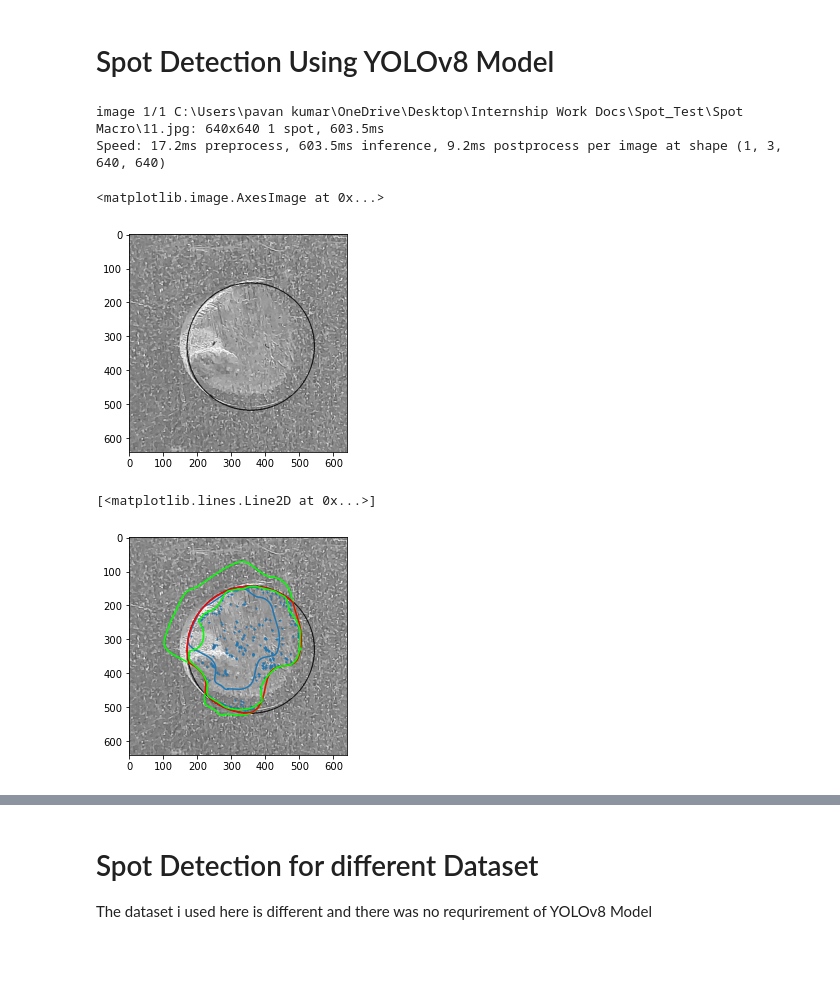
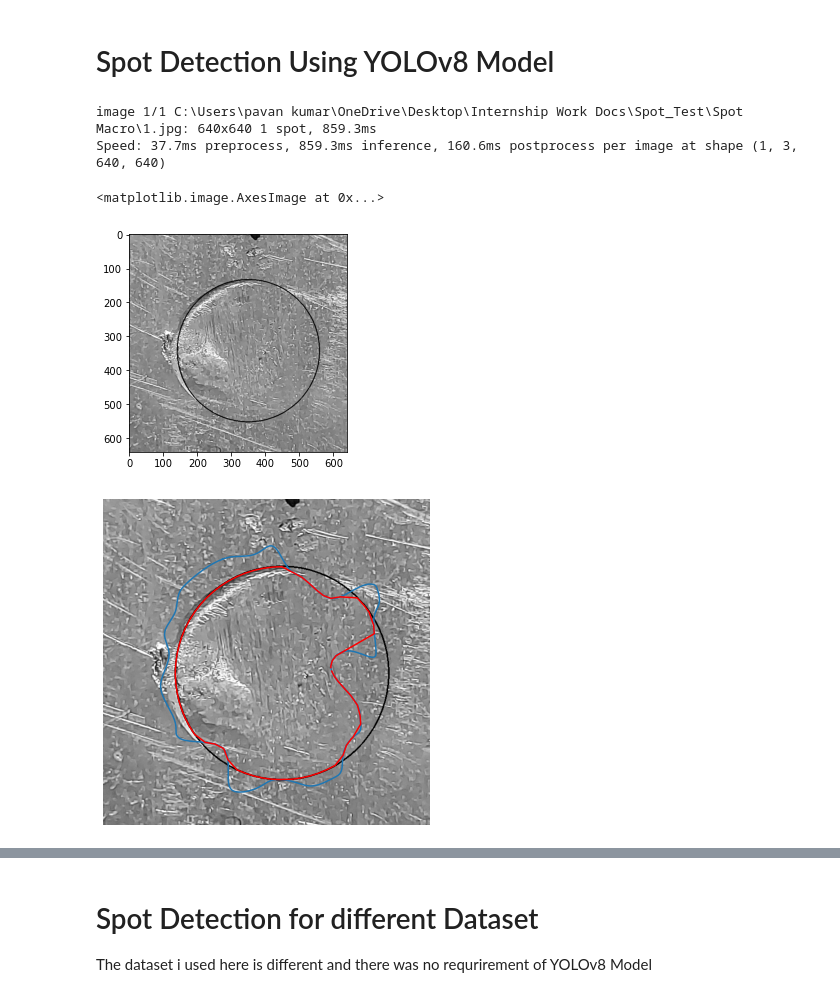
Before and after one commit to Protagonist-8/SpotProject, a Jupyter notebook: structured_spot_test.ipynb, the cells around one changed output, grey strips where cells are left out. Cells and saved outputs as stored; diff of their text form; code cells hidden in the pictures; blank space fills up the shorter version.

```diff
--- a/structured_spot_test.ipynb
+++ b/structured_spot_test.ipynb
@@ -467,3 +467,16 @@ def merge_using_skimage_line(trim_points, circle_center, radius, image_shape, re
             merged_points.append([x_end, y_end])  # use circle point
 
     return np.array(merged_points)
+# %%
+def pre_process(gray_img):
+    '''
+    Takes input as a gray image, applies required pre processing and gives the processed image
+    '''
+    copy = cv2.equalizeHist(gray_img)
+    sobel_x = cv2.Sobel(copy, cv2.CV_64F, 1, 0, ksize=3)
+    sobel_y = cv2.Sobel(copy, cv2.CV_64F, 0, 1, ksize=3)
+    sobel = cv2.magnitude(sobel_x, sobel_y)
+    sobel= cv2.convertScaleAbs(sobel)
+    copy = cv2.GaussianBlur(sobel, (5, 5), 0)
+
+    return copy
@@ -474,7 +558,7 @@ def merge_using_skimage_line(trim_points, circle_center, radius, image_shape, re
 model = YOLO('best.pt')
 
 # Load the image in any size
-img_no=11
+img_no=1
 img_path=rf"C:\Users\pavan kumar\OneDrive\Desktop\Internship Work Docs\Spot_Test\Spot Macro\{img_no}.jpg"
 img = cv2.imread(img_path)
 img = cv2.cvtColor(img, cv2.COLOR_BGR2RGB)
@@ -497,8 +581,10 @@ cropped_img = img[y1_p:y2_p, x1_p:x2_p]
 # pass the cropped_img to detect circle
 cx_resized,cy_resized,r_resized=detect_circle(cropped_img,350,450)
 # %% [output]
-image 1/1 C:\Users\pavan kumar\OneDrive\Desktop\Internship Work Docs\Spot_Test\Spot Macro\11.jpg: 640x640 1 spot, 603.5ms
-Speed: 17.2ms preprocess, 603.5ms inference, 9.2ms postprocess per image at shape (1, 3, 640, 640)
+image 1/1 C:\Users\pavan kumar\OneDrive\Desktop\Internship Work Docs\Spot_Test\Spot Macro\1.jpg: 640x640 1 spot, 859.3ms
+Speed: 37.7ms preprocess, 859.3ms inference, 160.6ms postprocess per image at shape (1, 3, 640, 640)
+# %%
+ r_resized=r_resized+20
 # %%
 resized_input=cv2.resize(cropped_img,(640,640))
 resized_gray=cv2.cvtColor(resized_input,cv2.COLOR_RGB2GRAY)
@@ -508,44 +594,41 @@ cv2.circle(circle_img,(cx_resized,cy_resized),r_resized,(0,0),2)
 plt.imshow(circle_img,cmap='gray')
 # %% [output]
 <matplotlib.image.AxesImage at 0x...>
-[figure, old version]
+[figure, new version]
 # %%
 # All the preprocessing required is done
 resized_input=cv2.resize(cropped_img,(640,640))
 resized_gray=cv2.cvtColor(resized_input,cv2.COLOR_RGB2GRAY)
-copy = cv2.equalizeHist(resized_gray)
-sobel_x = cv2.Sobel(copy, cv2.CV_64F, 1, 0, ksize=3)
-sobel_y = cv2.Sobel(copy, cv2.CV_64F, 0, 1, ksize=3)
-sobel = cv2.magnitude(sobel_x, sobel_y)
-sobel= cv2.convertScaleAbs(sobel)
-copy = cv2.GaussianBlur(sobel, (5, 5), 0)
+
+copy=pre_process(resized_gray)
+# copy=resized_gray
 
 #Necessary Function Calls
 profiles,angles= extract_radial_profiles(image=copy,cx=cx_resized,cy=cy_resized,radius=r_resized,angle_step=1)
 min_points=min_int_points(profiles=profiles,angles=angles,cx=cx_resized,cy=cy_resized)
-alpha_contour=get_smooth_alpha_shape(img=resized_gray,points=min_points,smooth=2.0)
+alpha_contour=get_smooth_alpha_shape_v2(img=resized_gray,points=min_points,smooth=2.0)
 # %%
-scaled_trial_2 = scale_polygon_points(alpha_contour, scale=1+(0.5))
+scaled_trial_2 = scale_polygon_points(alpha_contour, scale=1+(0.25))
 # scaled_trial_1 = scale_polygon_points(alpha_contour, scale=1-(0.25))
+plt.figure(figsize=(6,6))
+plt.axis('off')
 plt.imshow(circle_img,cmap='gray')
-plt.plot(alpha_contour[:,0],alpha_contour[:,1])
-# plt.plot(scaled_trial_1[:,0],scaled_trial_1[:,1],color='red')
-plt.plot(scaled_trial_2[:,0],scaled_trial_2[:,1],color='lime')
+plt.plot(scaled_trial_2[:,0],scaled_trial_2[:,1])
+
 
 trim_scaled=trim_points_inside_circle(points=scaled_trial_2,center=(cx_resized,cy_resized),radius=r_resized)
 final_contour=merge_trim_with_circle_by_radial_sweep(trim_points=trim_scaled,circle_center=(cx_resized,cy_resized),radius=r_resized,resolution_deg=5)
-# plt.scatter(trim_scaled[:,0],trim_scaled[:,1],color='blue')
+
 plt.plot(final_contour[:,0],final_contour[:,1],color='red')
 
-prof,ang=extract_radial_profiles_in_region(resized_gray,cx_resized,cy_resized,r_resized,final_contour,angle_step=1)
+prof,ang=extract_radial_profiles_in_region(pre_process(resized_gray),cx_resized,cy_resized,r_resized,final_contour,angle_step=1)
 points_region=min_int_points(prof,ang,cx=cx_resized,cy=cy_resized)
 
-plt.scatter(points_region[:,0],points_region[:,1],s=1)
-smoothed_boundary = get_smooth_alpha_shape(img=resized_gray,points=points_region, smooth=2)
-plt.plot(smoothed_boundary[:,0],smoothed_boundary[:,1],color='lime')
+# plt.scatter(points_region[:,0],points_region[:,1],s=10)
+# smoothed_boundary = get_smooth_alpha_shape_v2(img=resized_gray,points=points_region, smooth=2)
+# plt.plot(smoothed_boundary[:,0],smoothed_boundary[:,1],color='lime')
 # %% [output]
-[<matplotlib.lines.Line2D at 0x...>]
-[figure, old version]
+[figure, new version]
 # %%
 # # Iterative Convergence of Alpha Shape
 # iter=10
```
Also changed, not shown: parts of 6 cells of this notebook.
